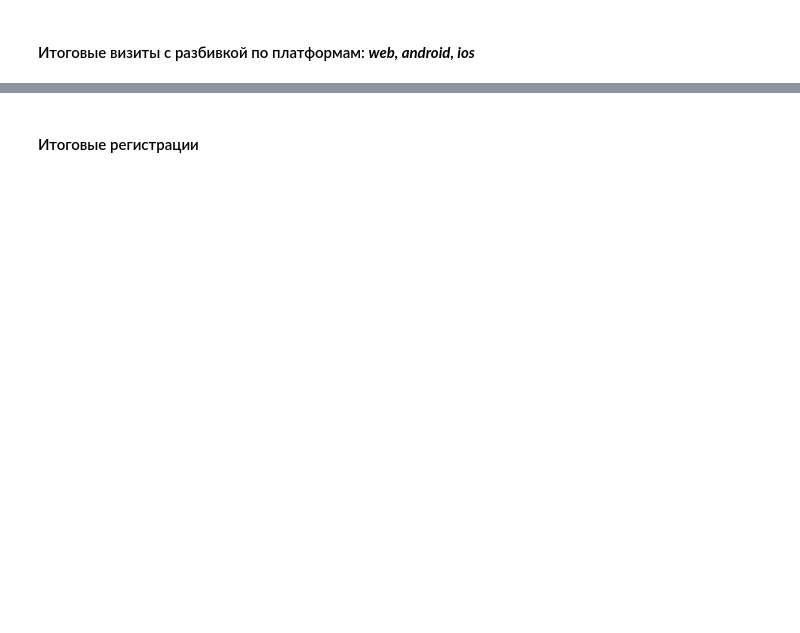
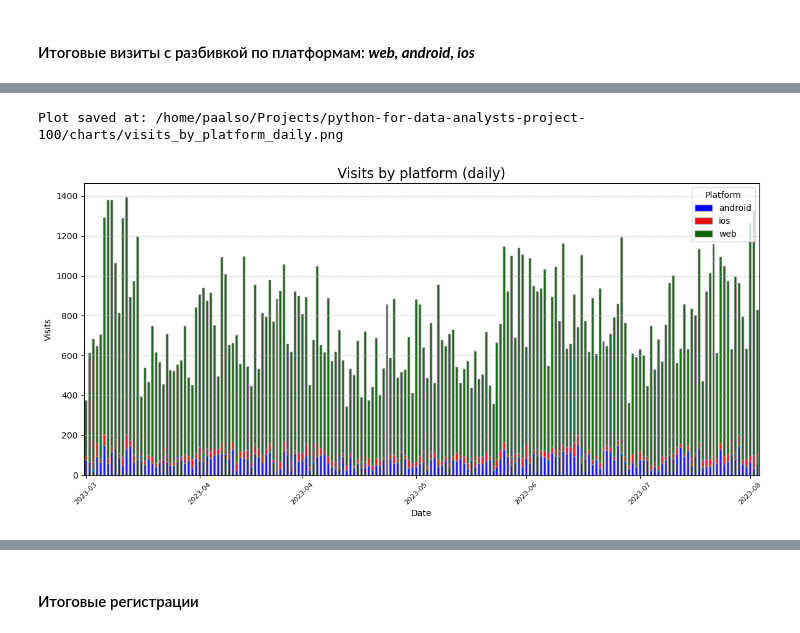
Before and after one commit to paalso/python-for-data-analysts-project-100, a Jupyter notebook: charts_project.ipynb, the cells around one changed output, grey strips where cells are left out. Drawn from its saved outputs; the diff is of its cells as text; code cells hidden in the pictures; blank space fills up the shorter version.

```diff
--- a/charts_project.ipynb
+++ b/charts_project.ipynb
@@ -565,0 +684,12 @@ Plot saved at: /home/paalso/Projects/python-for-data-analysts-project-100/charts
+# %%
+plot_stacked_column_by_platform(
+    conversion_df,
+    date_column='date_group',
+    column_name='visits',
+    title='Visits by platform (daily)',
+    xlabel='Date',
+    save_path=f'{dir_to_save_plots}/visits_by_platform_daily.png'
+)
+# %% [output]
+Plot saved at: /home/paalso/Projects/python-for-data-analysts-project-100/charts/visits_by_platform_daily.png
+[figure, added]
```
Also changed, not shown: parts of 24 cells of this notebook, 9 other files.
